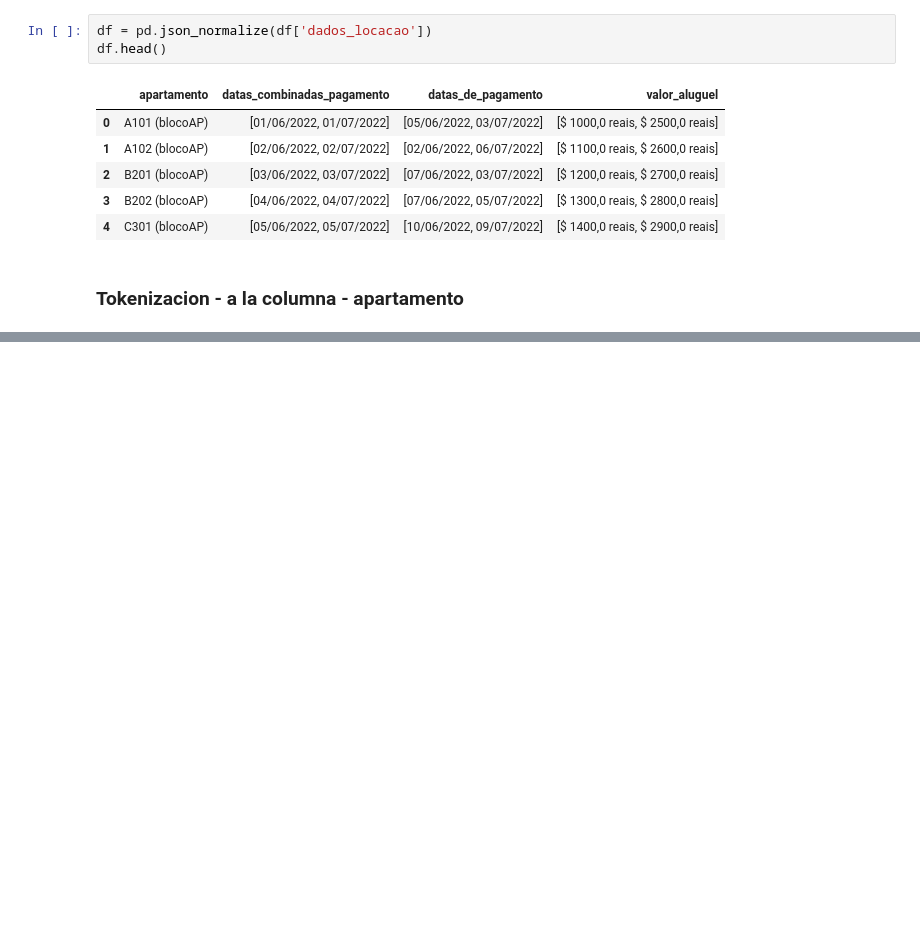
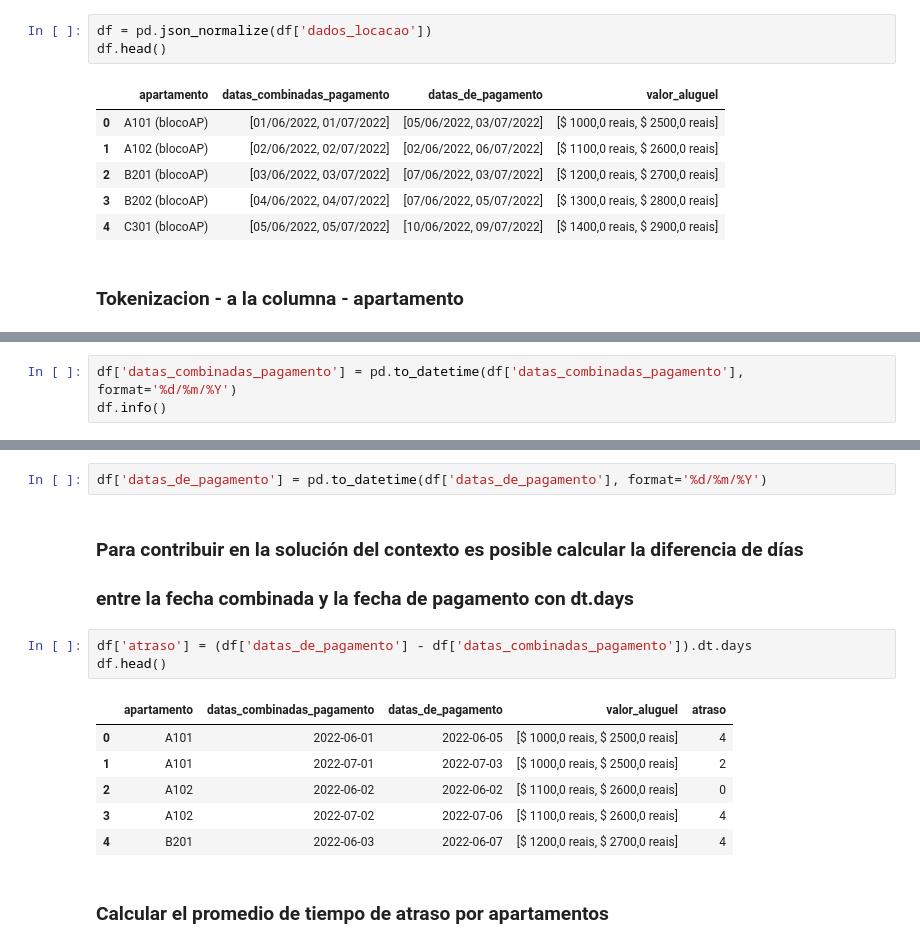
Before and after one commit to LejImkoaj/pandas_transf_manip_datos, a Jupyter notebook: desafios_proyectos/desafios.ipynb, the cells around one changed output, grey strips where cells are left out. Cells and saved outputs as stored; diff of their text form; blank space fills up the shorter version.

```diff
--- a/desafios_proyectos/desafios.ipynb
+++ b/desafios_proyectos/desafios.ipynb
@@ -276,0 +286,3 @@ df
+# %%
+df['datas_combinadas_pagamento'] = pd.to_datetime(df['datas_combinadas_pagamento'], format='%d/%m/%Y')
+df.info()
@@ -276,0 +302,17 @@ df
+# %%
+df['datas_de_pagamento'] = pd.to_datetime(df['datas_de_pagamento'], format='%d/%m/%Y')
+# %% [markdown]
+### Para contribuir en la solución del contexto es posible calcular la diferencia de días
+### entre la fecha combinada y la fecha de pagamento con dt.days
+# %%
+df['atraso'] = (df['datas_de_pagamento'] - df['datas_combinadas_pagamento']).dt.days
+df.head()
+# %% [output]
+|  | apartamento | datas_combinadas_pagamento | datas_de_pagamento | valor_aluguel | atraso |
+| 0 | A101 | 2022-06-01 | 2022-06-05 | [$ 1000,0 reais, $ 2500,0 reais] | 4 |
+| 1 | A101 | 2022-07-01 | 2022-07-03 | [$ 1000,0 reais, $ 2500,0 reais] | 2 |
+| 2 | A102 | 2022-06-02 | 2022-06-02 | [$ 1100,0 reais, $ 2600,0 reais] | 0 |
+| 3 | A102 | 2022-07-02 | 2022-07-06 | [$ 1100,0 reais, $ 2600,0 reais] | 4 |
+| 4 | B201 | 2022-06-03 | 2022-06-07 | [$ 1200,0 reais, $ 2700,0 reais] | 4 |
+# %% [markdown]
+### Calcular el promedio de tiempo de atraso por apartamentos
```
Also changed, not shown: parts of 8 cells of this notebook.
